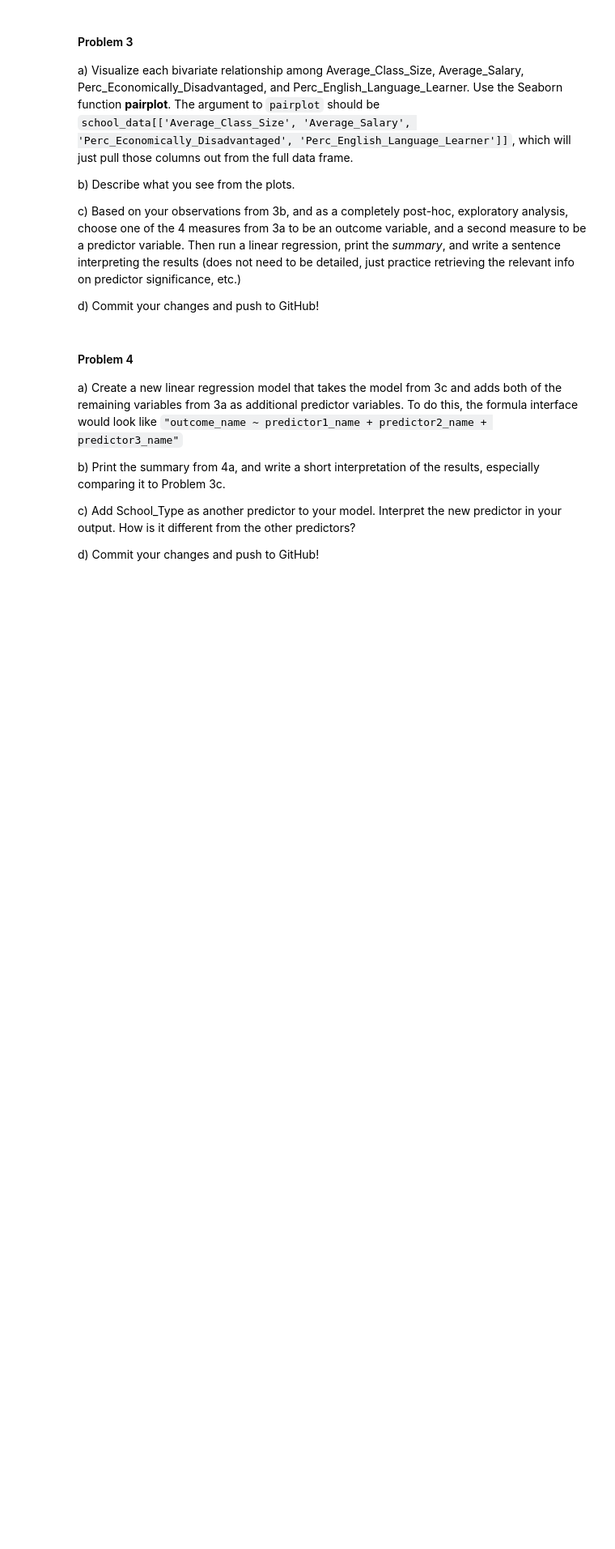
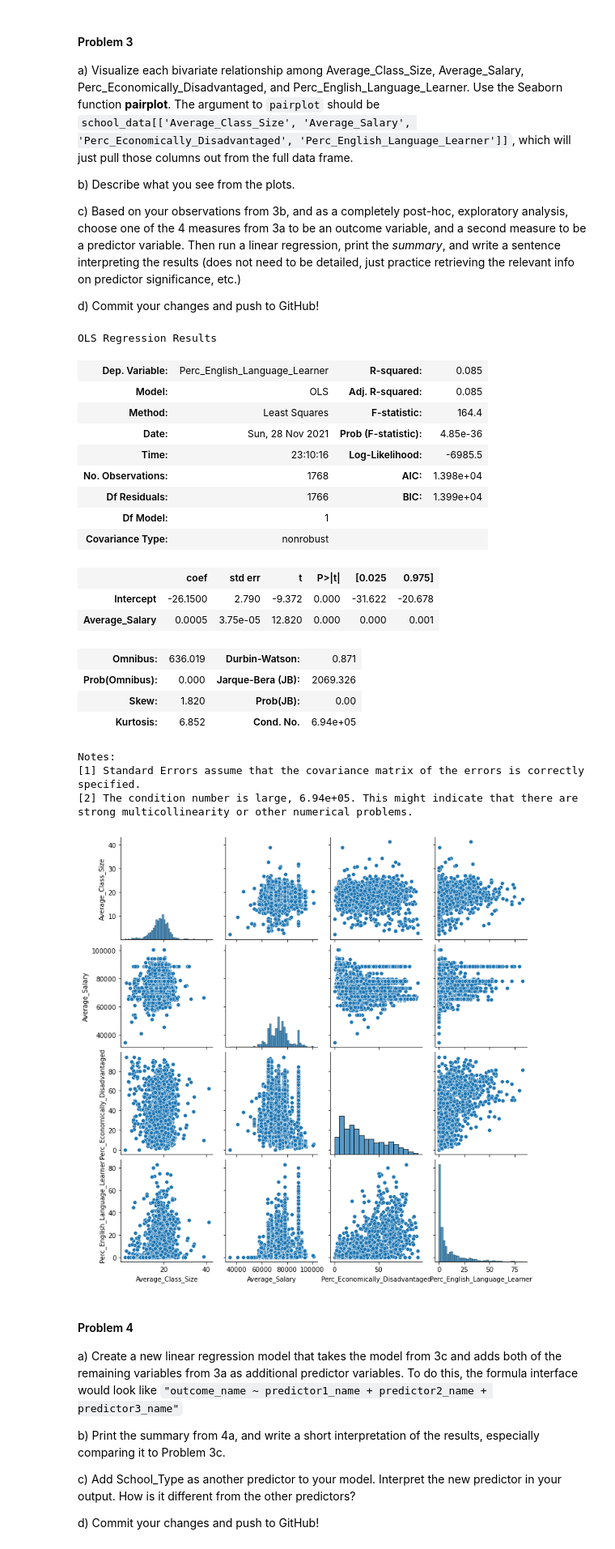
Before and after one commit to DrunkGodLi/f21_pfssr_assignment11, a Jupyter notebook: f21_pfssr_assignment11_notebook_version.ipynb, the cells around one changed output. Shown at 81% size. Saved outputs shown, nothing was run; the diff lists cells and outputs as text; code cells hidden in the pictures; blank space fills up the shorter version.

```diff
--- a/f21_pfssr_assignment11_notebook_version.ipynb
+++ b/f21_pfssr_assignment11_notebook_version.ipynb
@@ -143,3 +141,41 @@ d) Commit your changes and push to GitHub!
+# %%
+# Problem 3 code here (can split into multiple code chunks if you want)
+import seaborn as sns
+sns.pairplot(school_data[['Average_Class_Size', 'Average_Salary', 'Perc_Economically_Disadvantaged', 'Perc_English_Language_Learner']])
+#b) Describe what you see from the plots.
+# I can see that the Average class size and average salary is normally distributed. But, the perc english leaner
+# and perc economically disadvantaged are right-skewed. Higher avaerage salary and higher perc economically disadvantages seems
+# to be asscoiated with higher perc english learner.
+#c) I Choose "Perc_English_Language_Learner" as the outcome variable and "Average_Salary" as predictor variable.
+import statsmodels.formula.api as smf
+lm_1 = smf.ols(formula = "Perc_English_Language_Learner ~ Average_Salary", data = school_data).fit()
+lm_1.summary()
+#c) continue...
+#The model fit has p value <.001 which means that the model is likely to be a good fit.
+#The coefficient of Average salary is .0005
+# %% [output]
+OLS Regression Results
+| Dep. Variable: | Perc_English_Language_Learner | R-squared: | 0.085 |
+| Model: | OLS | Adj. R-squared: | 0.085 |
+| Method: | Least Squares | F-statistic: | 164.4 |
+| Date: | Sun, 28 Nov 2021 | Prob (F-statistic): | 4.85e-36 |
+| Time: | 23:10:16 | Log-Likelihood: | -6985.5 |
+| No. Observations: | 1768 | AIC: | 1.398e+04 |
+| Df Residuals: | 1766 | BIC: | 1.399e+04 |
+| Df Model: | 1 |  |  |
+| Covariance Type: | nonrobust |  |  |
+|  | coef | std err | t | P>|t| | [0.025 | 0.975] |
+| Intercept | -26.1500 | 2.790 | -9.372 | 0.000 | -31.622 | -20.678 |
+| Average_Salary | 0.0005 | 3.75e-05 | 12.820 | 0.000 | 0.000 | 0.001 |
+| Omnibus: | 636.019 | Durbin-Watson: | 0.871 |
+| Prob(Omnibus): | 0.000 | Jarque-Bera (JB): | 2069.326 |
+| Skew: | 1.820 | Prob(JB): | 0.00 |
+| Kurtosis: | 6.852 | Cond. No. | 6.94e+05 |
+Notes:
+[1] Standard Errors assume that the covariance matrix of the errors is correctly specified.
+[2] The condition number is large, 6.94e+05. This might indicate that there are
+strong multicollinearity or other numerical problems.
+[figure, added]
 # %% [markdown]
 #### Problem 4
 
```
Also changed, not shown: parts of 1 cell of this notebook.
